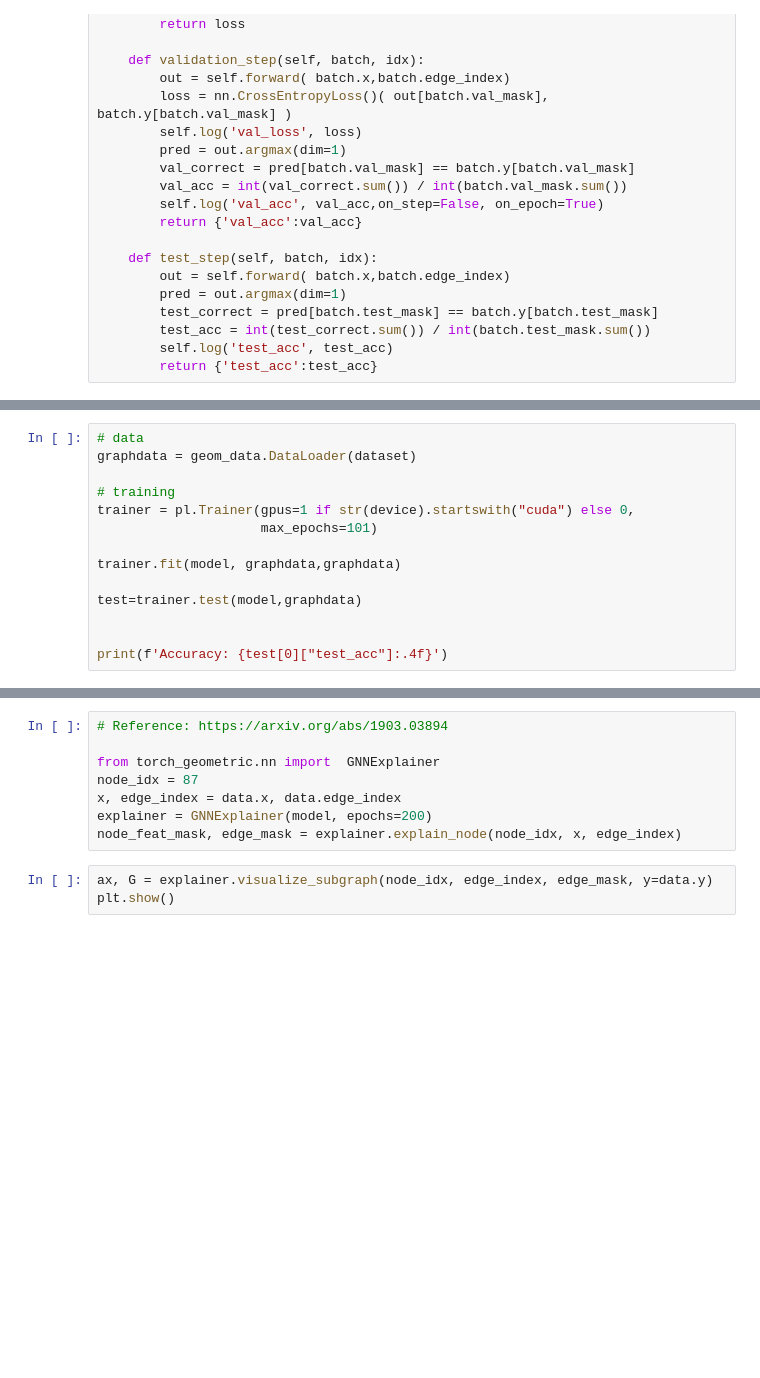
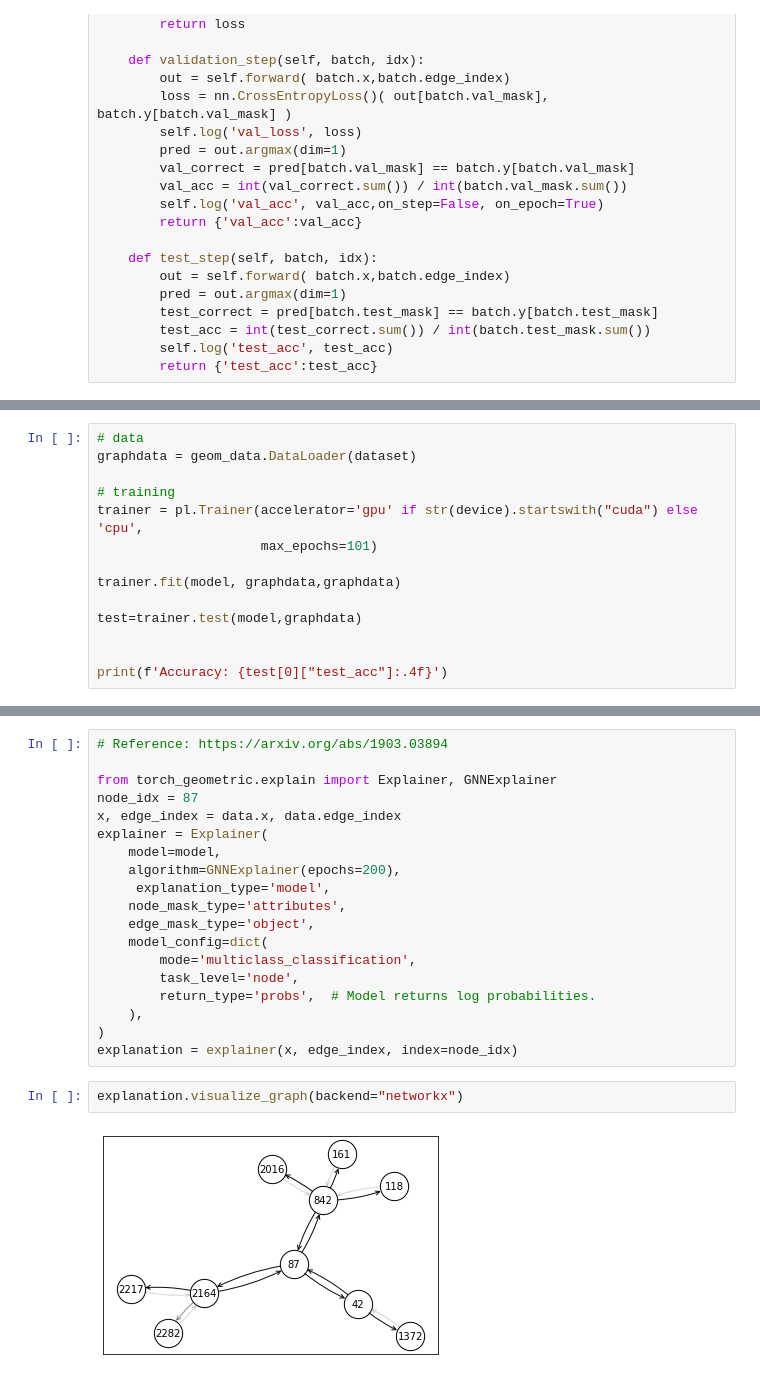
Before and after one commit to brunoneri/colab_notebooks, a Jupyter notebook: Node_Classification_and_GNNExplainer_with_Pytorch_Lightning.ipynb, the cells around one changed output, grey strips where cells are left out. Cells and saved outputs as stored; diff of their text form; blank space fills up the shorter version.

```diff
--- a/Node_Classification_and_GNNExplainer_with_Pytorch_Lightning.ipynb
+++ b/Node_Classification_and_GNNExplainer_with_Pytorch_Lightning.ipynb
@@ -125,7 +169,7 @@ visualize(out, color=data.y)
 graphdata = geom_data.DataLoader(dataset)
 
 # training
-trainer = pl.Trainer(gpus=1 if str(device).startswith("cuda") else 0,
+trainer = pl.Trainer(accelerator='gpu' if str(device).startswith("cuda") else 'cpu',
                      max_epochs=101)
 
 trainer.fit(model, graphdata,graphdata)
@@ -142,11 +212,23 @@ visualize(out, color=data.y)
 # %%
 # Reference: https://arxiv.org/abs/1903.03894
 
-from torch_geometric.nn import  GNNExplainer
+from torch_geometric.explain import Explainer, GNNExplainer
 node_idx = 87
 x, edge_index = data.x, data.edge_index
-explainer = GNNExplainer(model, epochs=200)
-node_feat_mask, edge_mask = explainer.explain_node(node_idx, x, edge_index)
+explainer = Explainer(
+    model=model,
+    algorithm=GNNExplainer(epochs=200),
+     explanation_type='model',
+    node_mask_type='attributes',
+    edge_mask_type='object',
+    model_config=dict(
+        mode='multiclass_classification',
+        task_level='node',
+        return_type='probs',  # Model returns log probabilities.
+    ),
+)
+explanation = explainer(x, edge_index, index=node_idx)
-# %%
-ax, G = explainer.visualize_subgraph(node_idx, edge_index, edge_mask, y=data.y)
-plt.show()
+# %%
+explanation.visualize_graph(backend="networkx")
+# %% [output]
+[figure, added]
```
Also changed, not shown: parts of 5 cells of this notebook.
